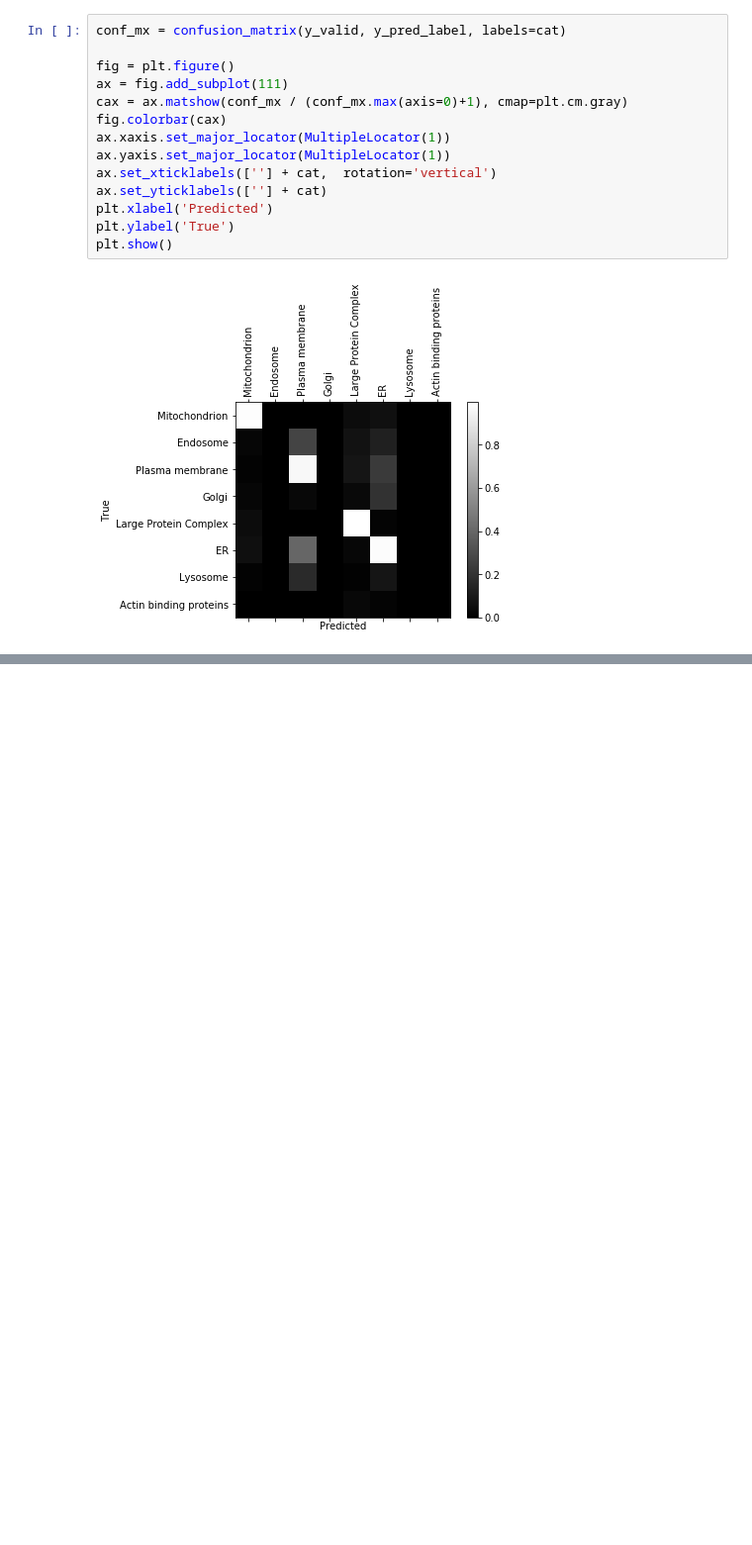
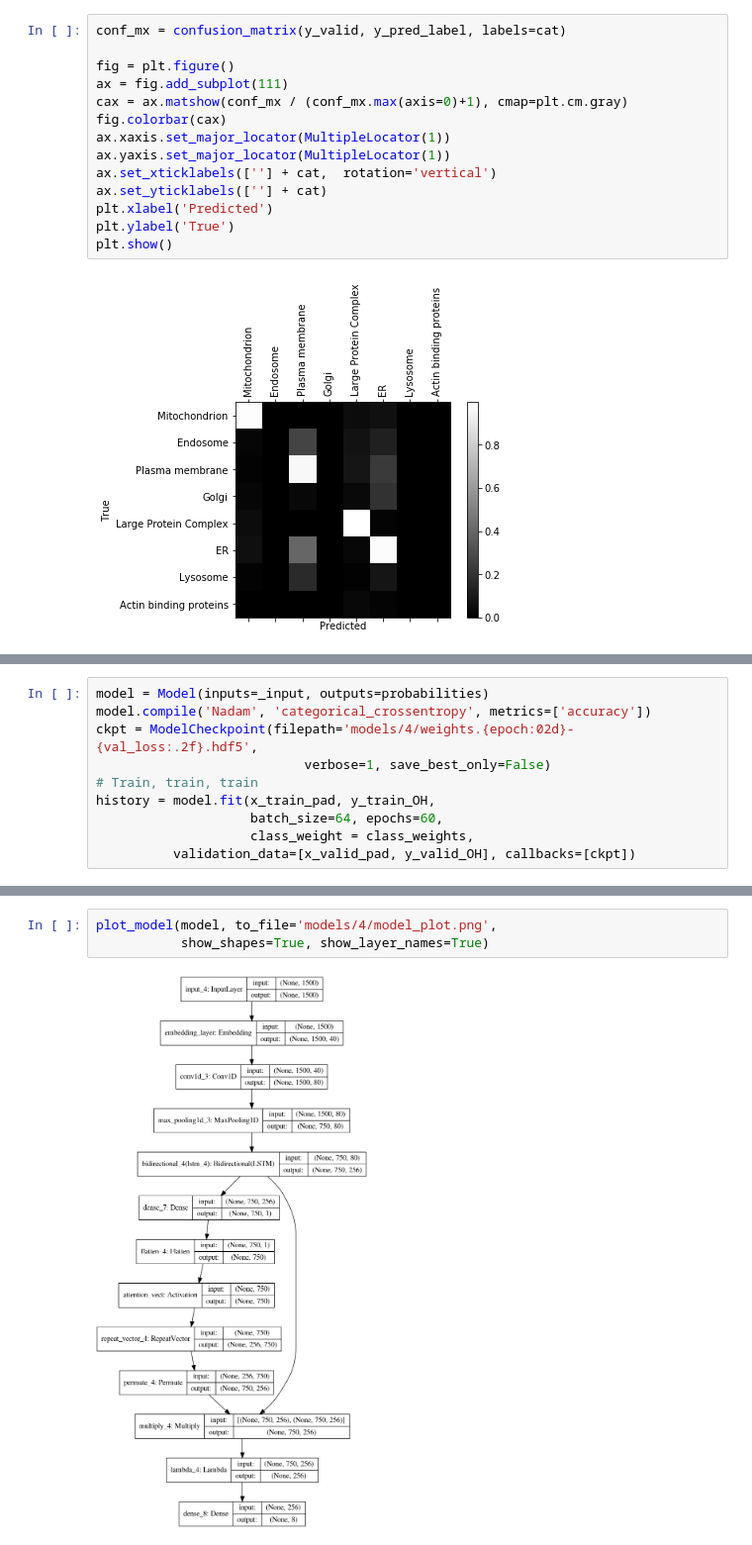
Before and after one commit to JulieRojas/Protein_Localisation_ML, a Jupyter notebook: Compartment_prediction/8_classes_model/8 Compartments with attention.ipynb, the cells around one changed output, grey strips where cells are left out. Shown at 99% size. Drawn from its saved outputs; the diff is of its cells as text; blank space fills up the shorter version.

```diff
--- a/Compartment_prediction/8_classes_model/8 Compartments with attention.ipynb
+++ b/Compartment_prediction/8_classes_model/8 Compartments with attention.ipynb
@@ -589,0 +629,10 @@ plt.show()
+# %%
+model = Model(inputs=_input, outputs=probabilities)
+model.compile('Nadam', 'categorical_crossentropy', metrics=['accuracy'])
+ckpt = ModelCheckpoint(filepath='models/4/weights.{epoch:02d}-{val_loss:.2f}.hdf5',
+                           verbose=1, save_best_only=False)
+# Train, train, train
+history = model.fit(x_train_pad, y_train_OH,
+                    batch_size=64, epochs=60,
+                    class_weight = class_weights,
+          validation_data=[x_valid_pad, y_valid_OH], callbacks=[ckpt])
@@ -589,0 +657,5 @@ plt.show()
+# %%
+plot_model(model, to_file='models/4/model_plot.png',
+           show_shapes=True, show_layer_names=True)
+# %% [output]
+[figure, added]
```
Also changed, not shown: parts of 17 cells of this notebook, 12 other files.
